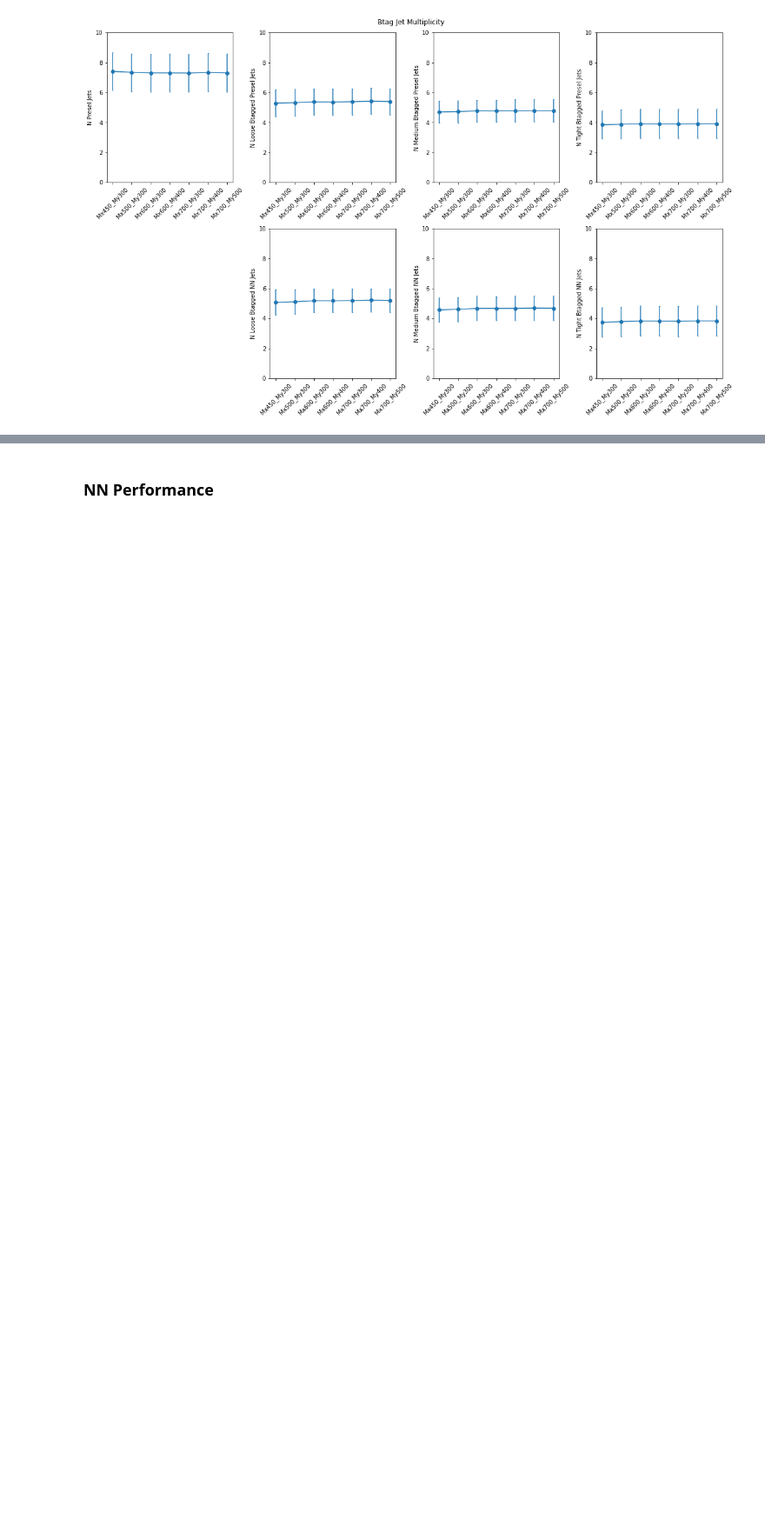
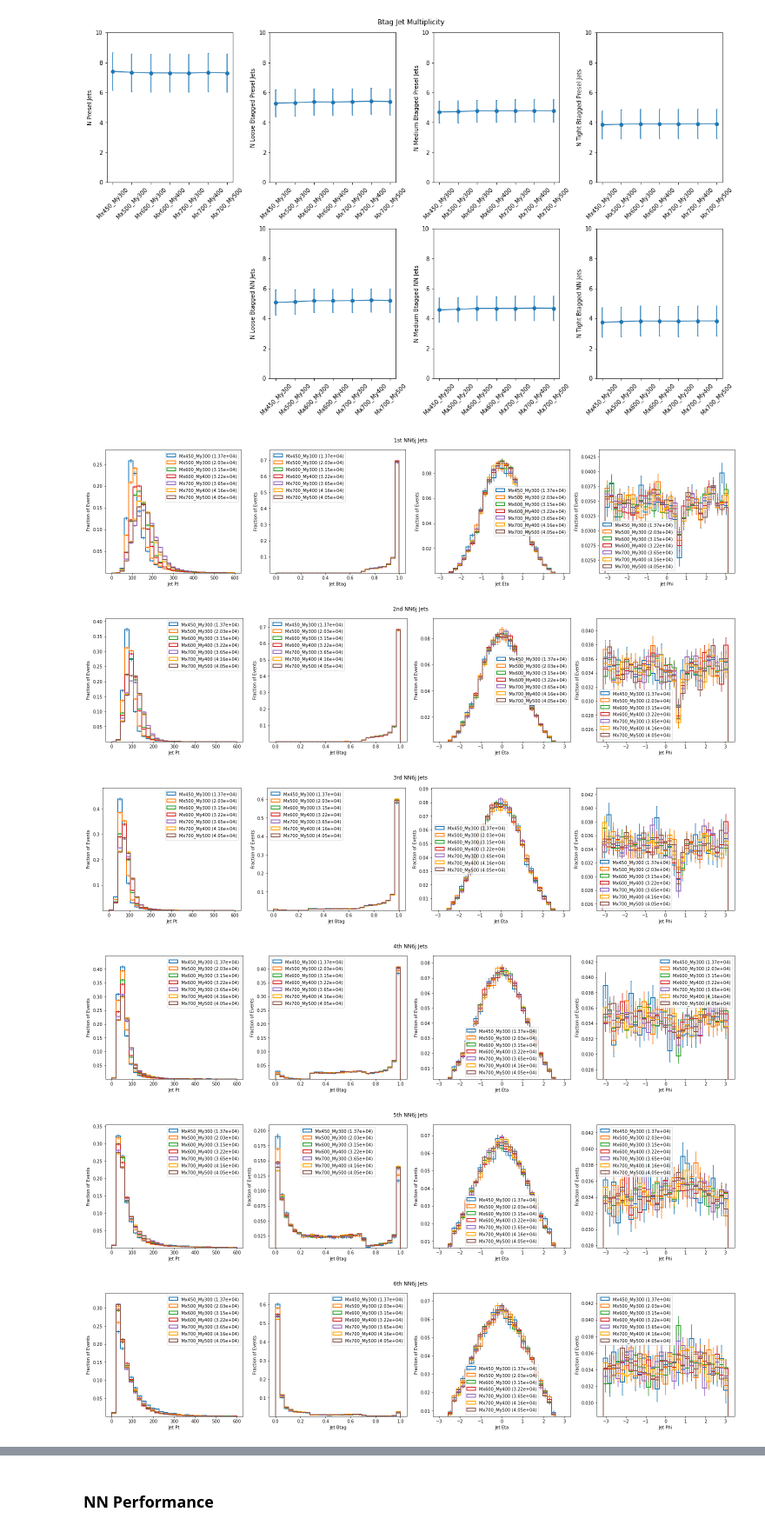
Before and after one commit to ekoenig4/analysis, a Jupyter notebook: jupyter/model_study.ipynb, the cells around one changed output, grey strips where cells are left out. Shown at 87% size. Saved outputs shown, nothing was run; the diff lists cells and outputs as text; code cells hidden in the pictures; blank space fills up the shorter version.

```diff
--- a/jupyter/model_study.ipynb
+++ b/jupyter/model_study.ipynb
@@ -161,0 +186,10 @@ fig.tight_layout()
+# %%
+for i in range(6):
+    study.quick(treeiter,varlist=[f"nn_jet_pt:{i}",f"nn_jet_btag:{i}",f"nn_jet_eta:{i}",f"nn_jet_phi:{i}"],title=f"{ordinal(i+1)} NN6j Jets",dim=(1,4),scale=False,density=1)
+# %% [output]
+[figure, added]
+[figure, added]
+[figure, added]
+[figure, added]
+[figure, added]
+[figure, added]
```
Also changed, not shown: parts of 29 cells of this notebook.
